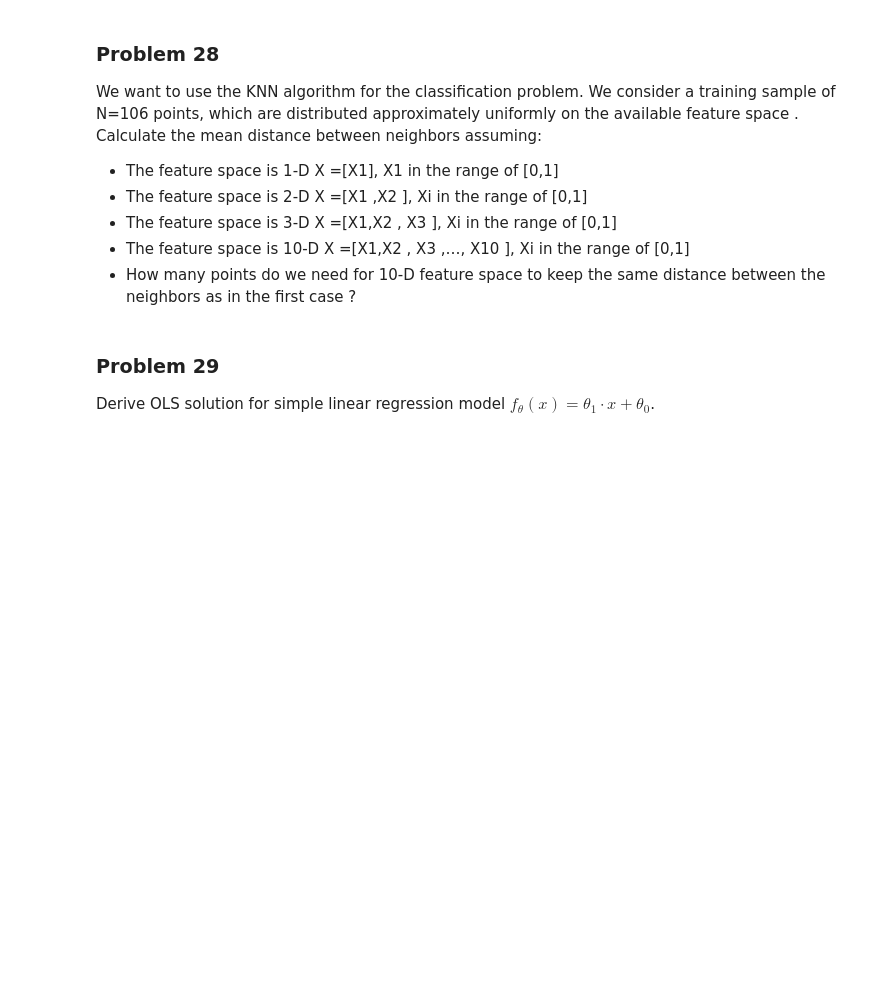
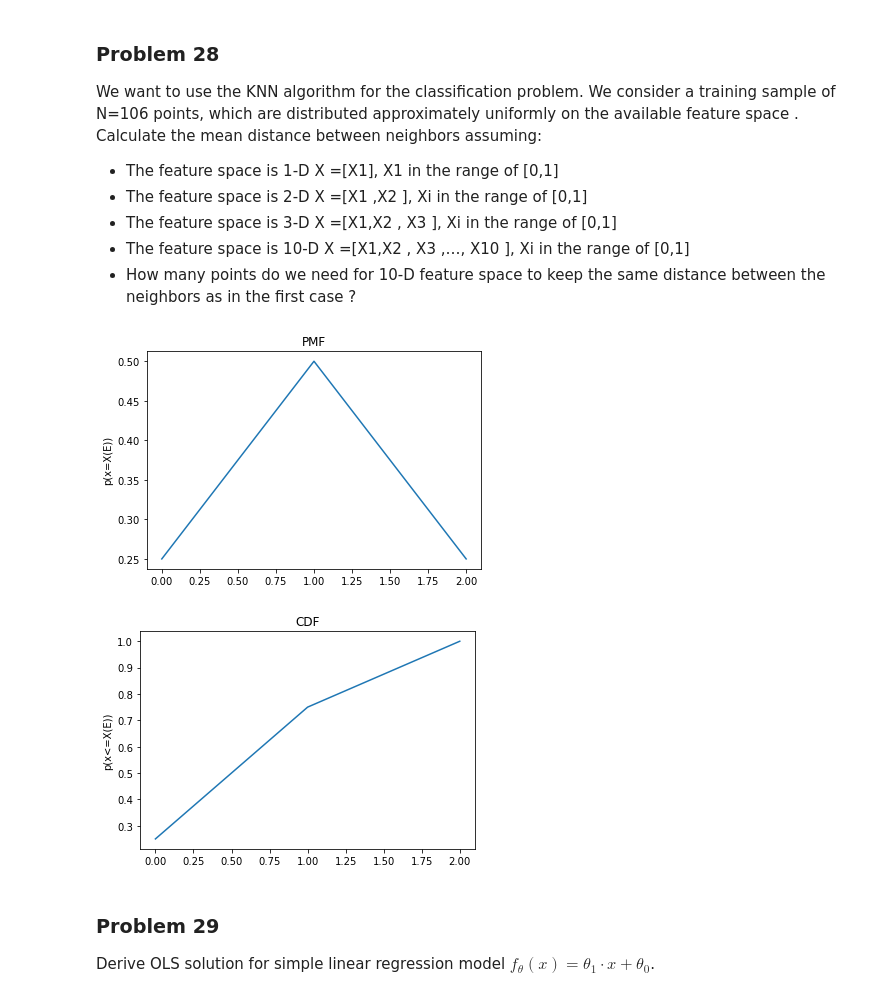
Before and after one commit to kmiec96/Modern-data-science, a Jupyter notebook: assignment_till_27.11.ipynb, the cells around one changed output. Drawn from its saved outputs; the diff is of its cells as text; code cells hidden in the pictures; blank space fills up the shorter version.

```diff
--- a/assignment_till_27.11.ipynb
+++ b/assignment_till_27.11.ipynb
@@ -20,6 +20,52 @@ available feature space . Calculate the mean distance between neighbors assuming
 * The feature space is 3-D X =[X1,X2 , X3 ], Xi in the range of [0,1]
 * The feature space is 10-D X =[X1,X2 , X3 ,…, X10 ], Xi in the range of [0,1]
 * How many points do we need for 10-D feature space to keep the same distance between the neighbors as in the first case ?
+# %%
+#Assign each event a random discrete variable and its value
+data=np.array([["HT", 1],["TH",1],["HH",2],["TT",0]])
+classes=3
+
+def PMF(data):
+    pmf=np.array([0]*classes)
+    for i in range(len(data)):
+        if data[i][1]=="0": #specific X(E)
+            pmf[0] += 1
+        elif data[i][1]=="1":
+            pmf[1] += 1
+        elif data[i][1]=="2":
+            pmf[2] += 1
+        #print("i =",i,"data[i][1] =",data[i][1],"pmf =",pmf)
+    pmf=pmf/np.sum(pmf)
+    return pmf
+
+pmf=PMF(data)
+plt.plot(pmf)
+plt.ylabel('p(x=X(E))')
+plt.title('PMF')
+plt.show()
+
+def CDF(data):
+    for i in range(3):
+        if i in range(1):
+            cdf = pmf[0]
+        elif i in range(2):
+            cdf = pmf[0]+pmf[1]
+        elif i in range(3):
+            cdf = pmf[0]+ pmf[1]+pmf[2]
+        cdf = np.sum(pmf[i])
+        #print("cdf=",cdf,"i=",i)
+    return cdf
+
+#cdf=CDF(data): this is my attempt to produce a CDF for this set, before finding out np.cumsum
+cdf=np.cumsum(pmf)
+
+plt.plot(cdf)
+plt.ylabel('p(x<=X(E))')
+plt.title('CDF')
+plt.show()
+# %% [output]
+[figure, added]
+[figure, added]
 # %% [markdown]
 ### Problem 29
 Derive OLS solution for simple linear regression model $f_θ(x) = θ_1 \cdot x + θ_0$.
```
Also changed, not shown: parts of 9 cells of this notebook.
